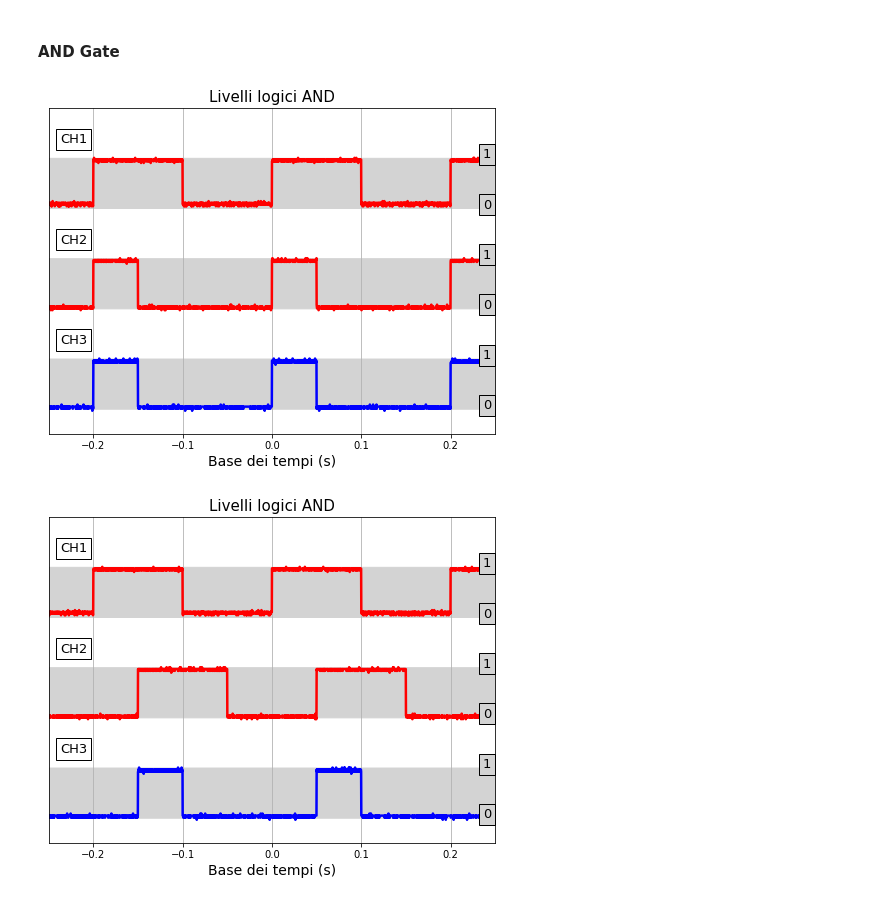
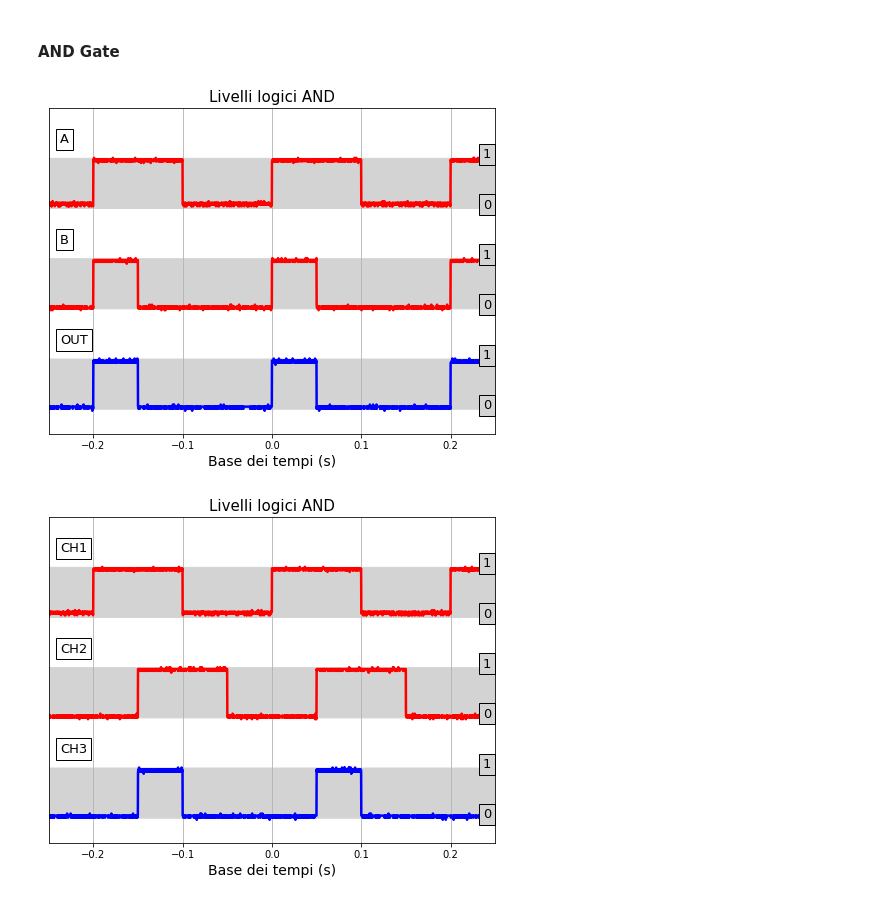
Before and after one commit to valeriopagliarino/Electronics-2021-UNITO-Public, a Jupyter notebook: analysis/2_AND_JK_BJT.ipynb, the cells around one changed output. Drawn from its saved outputs; the diff is of its cells as text; code cells hidden in the pictures.

Commit message:
plot changes

```diff
--- a/analysis/2_AND_JK_BJT.ipynb
+++ b/analysis/2_AND_JK_BJT.ipynb
@@ -258,11 +258,11 @@ sig_2_and2 = CH2_and2['Data'].to_numpy().transpose()[1]
 time_3_and2 = CH3_and2['Data'].to_numpy().transpose()[0]
 sig_3_and2 = CH3_and2['Data'].to_numpy().transpose()[1]
 # %%
-plotLogicLevelNoClock_3ch(sig_1_and/sig_1_and.max(), "CH1", sig_2_and/sig_2_and.max(), "CH2", sig_3_and/sig_3_and.max(), "CH3",
+plotLogicLevelNoClock_3ch(sig_1_and/sig_1_and.max(), "A", sig_2_and/sig_2_and.max(), "B", sig_3_and/sig_3_and.max(), "OUT",
                             time_1_and,time_1_and[0],time_1_and[len(time_1_and)-1],titl = 'Livelli logici AND')
 plt.savefig(f"{OUTPUTDIR}/AND.pdf")
 # %% [output]
-[figure, old version]
+[figure, new version]
 # %%
 plotLogicLevelNoClock_3ch(sig_1_and2/sig_1_and2.max(), "CH1", sig_2_and2/sig_2_and2.max(), "CH2", sig_3_and2/sig_3_and2.max(), "CH3",
                             time_1_and2, time_1_and2[0],time_1_and2[len(time_1_and2)-1],titl = 'Livelli logici AND')
```
